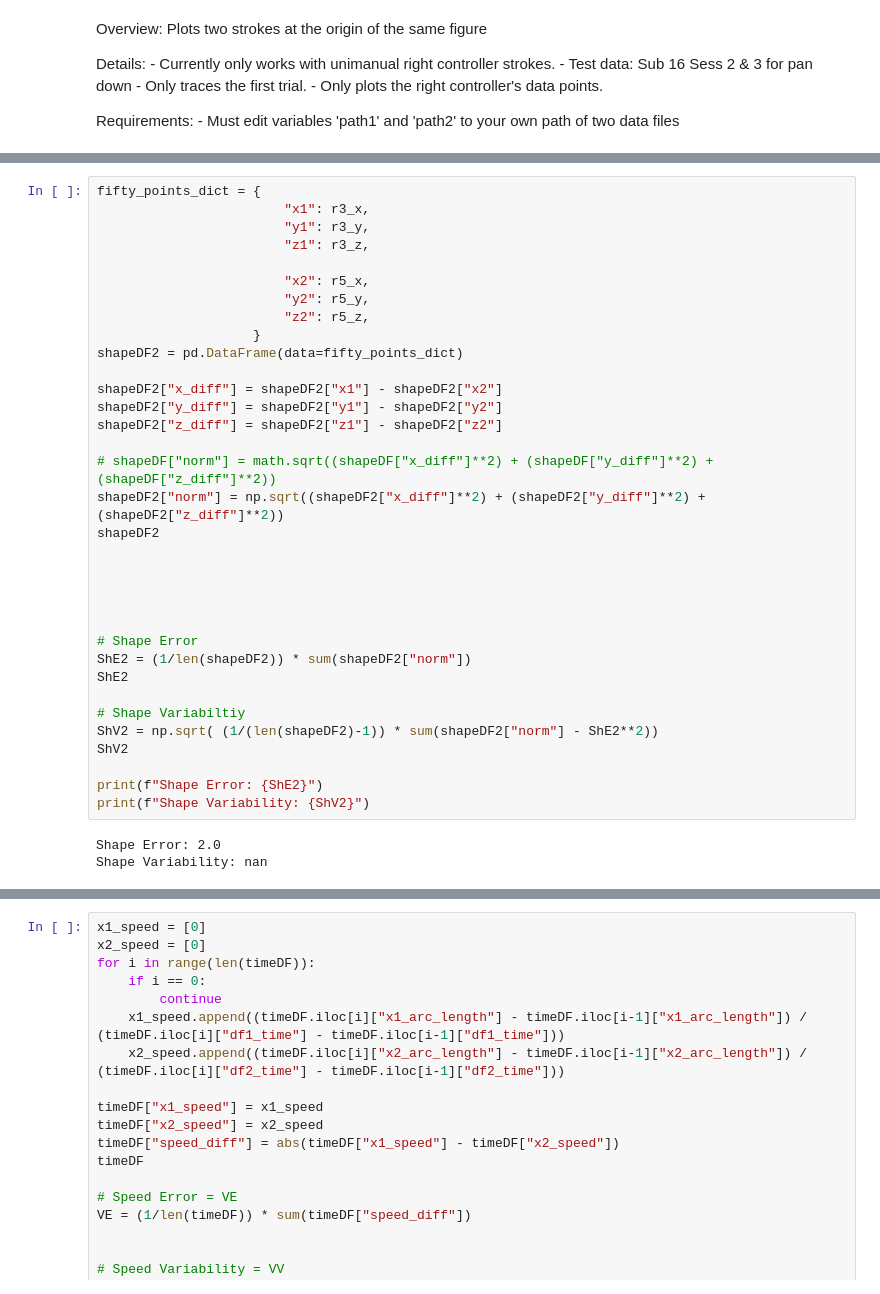
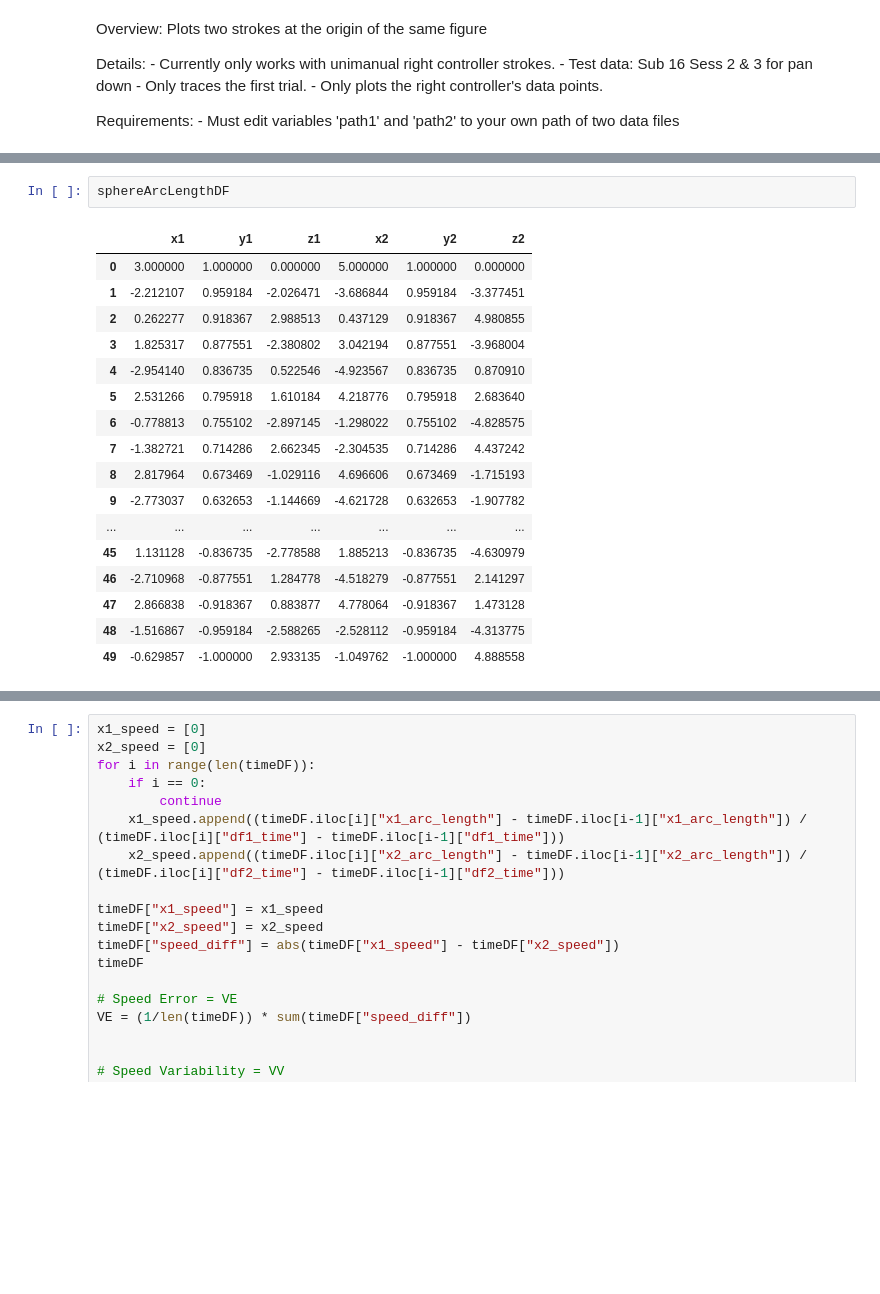
Before and after one commit to tvilxyz/gestureInterface, a Jupyter notebook: DataAnalysis/stroke_comparison_tyler.ipynb, the cells around one changed output, grey strips where cells are left out. Saved outputs shown, nothing was run; the diff lists cells and outputs as text; blank space fills up the shorter version.

```diff
--- a/DataAnalysis/stroke_comparison_tyler.ipynb
+++ b/DataAnalysis/stroke_comparison_tyler.ipynb
@@ -321,37 +312,20 @@ plt.show()
-# %%
-fifty_points_dict = {
-                        "x1": r3_x,
-                        "y1": r3_y,
-                        "z1": r3_z,
-
-                        "x2": r5_x,
-                        "y2": r5_y,
-                        "z2": r5_z,
-                    }
-shapeDF2 = pd.DataFrame(data=fifty_points_dict)
-
-shapeDF2["x_diff"] = shapeDF2["x1"] - shapeDF2["x2"]
-shapeDF2["y_diff"] = shapeDF2["y1"] - shapeDF2["y2"]
-shapeDF2["z_diff"] = shapeDF2["z1"] - shapeDF2["z2"]
-
-# shapeDF["norm"] = math.sqrt((shapeDF["x_diff"]**2) + (shapeDF["y_diff"]**2) + (shapeDF["z_diff"]**2))
-shapeDF2["norm"] = np.sqrt((shapeDF2["x_diff"]**2) + (shapeDF2["y_diff"]**2) + (shapeDF2["z_diff"]**2))
-shapeDF2
-
-
-
-
-
-# Shape Error
-ShE2 = (1/len(shapeDF2)) * sum(shapeDF2["norm"])
-ShE2
-
-# Shape Variabiltiy
-ShV2 = np.sqrt( (1/(len(shapeDF2)-1)) * sum(shapeDF2["norm"] - ShE2**2))
-ShV2
-
-print(f"Shape Error: {ShE2}")
-print(f"Shape Variability: {ShV2}")
-# %% [output]
-Shape Error: 2.0
-Shape Variability: nan
+# %%
+sphereArcLengthDF
+# %% [output]
+|  | x1 | y1 | z1 | x2 | y2 | z2 |
+| 0 | 3.000000 | 1.000000 | 0.000000 | 5.000000 | 1.000000 | 0.000000 |
+| 1 | -2.212107 | 0.959184 | -2.026471 | -3.686844 | 0.959184 | -3.377451 |
+| 2 | 0.262277 | 0.918367 | 2.988513 | 0.437129 | 0.918367 | 4.980855 |
+| 3 | 1.825317 | 0.877551 | -2.380802 | 3.042194 | 0.877551 | -3.968004 |
+| 4 | -2.954140 | 0.836735 | 0.522546 | -4.923567 | 0.836735 | 0.870910 |
+| 5 | 2.531266 | 0.795918 | 1.610184 | 4.218776 | 0.795918 | 2.683640 |
+| 6 | -0.778813 | 0.755102 | -2.897145 | -1.298022 | 0.755102 | -4.828575 |
+| 7 | -1.382721 | 0.714286 | 2.662345 | -2.304535 | 0.714286 | 4.437242 |
+| 8 | 2.817964 | 0.673469 | -1.029116 | 4.696606 | 0.673469 | -1.715193 |
+| 9 | -2.773037 | 0.632653 | -1.144669 | -4.621728 | 0.632653 | -1.907782 |
+| ... | ... | ... | ... | ... | ... | ... |
+| 45 | 1.131128 | -0.836735 | -2.778588 | 1.885213 | -0.836735 | -4.630979 |
+| 46 | -2.710968 | -0.877551 | 1.284778 | -4.518279 | -0.877551 | 2.141297 |
+| 47 | 2.866838 | -0.918367 | 0.883877 | 4.778064 | -0.918367 | 1.473128 |
+| 48 | -1.516867 | -0.959184 | -2.588265 | -2.528112 | -0.959184 | -4.313775 |
+| 49 | -0.629857 | -1.000000 | 2.933135 | -1.049762 | -1.000000 | 4.888558 |
```
Also changed, not shown: parts of 13 cells of this notebook.
